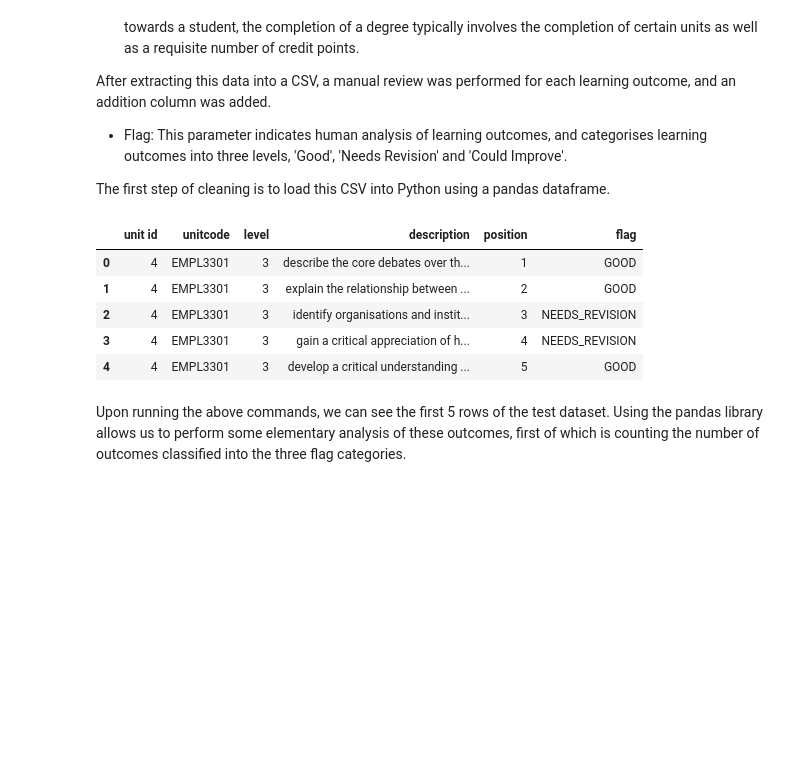
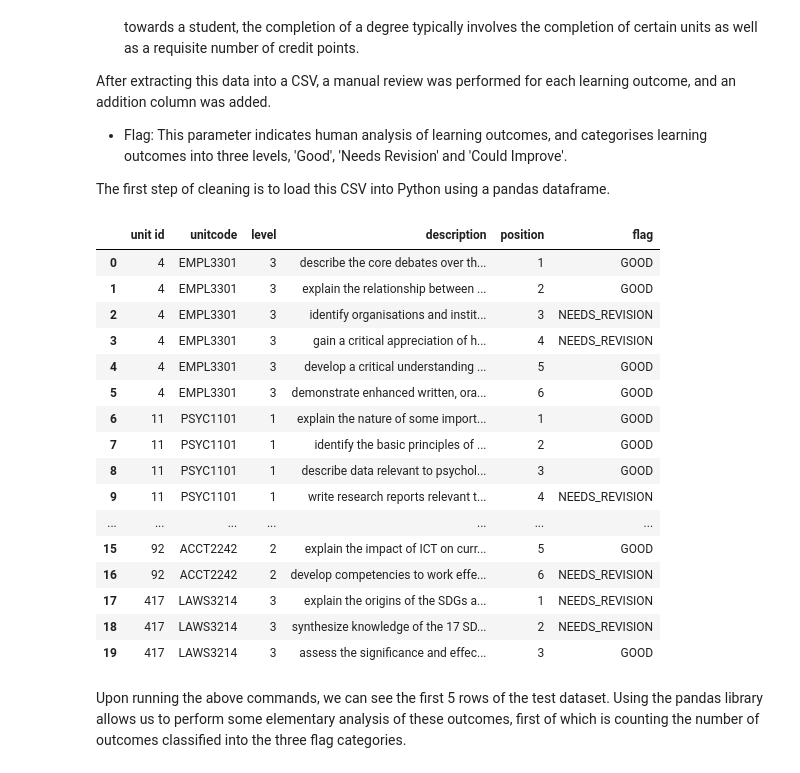
Before and after one commit to VoonYan/AI-Learning-Outcome-Builder, a Jupyter notebook: app/testing_notebook.ipynb, the cells around one changed output. Drawn from its saved outputs; the diff is of its cells as text; code cells hidden in the pictures; blank space fills up the shorter version.

```diff
--- a/app/testing_notebook.ipynb
+++ b/app/testing_notebook.ipynb
@@ -35,14 +35,25 @@ import os
 
 testing_set = pd.read_csv("de.csv")
 # %%
-testing_set.head()
+testing_set.head(20)
 # %% [output]
 |  | unit id | unitcode | level | description | position | flag |
 | 0 | 4 | EMPL3301 | 3 | describe the core debates over th... | 1 | GOOD |
 | 1 | 4 | EMPL3301 | 3 | explain the relationship between ... | 2 | GOOD |
 | 2 | 4 | EMPL3301 | 3 | identify organisations and instit... | 3 | NEEDS_REVISION |
 | 3 | 4 | EMPL3301 | 3 | gain a critical appreciation of h... | 4 | NEEDS_REVISION |
 | 4 | 4 | EMPL3301 | 3 | develop a critical understanding ... | 5 | GOOD |
+| 5 | 4 | EMPL3301 | 3 | demonstrate enhanced written, ora... | 6 | GOOD |
+| 6 | 11 | PSYC1101 | 1 | explain the nature of some import... | 1 | GOOD |
+| 7 | 11 | PSYC1101 | 1 | identify the basic principles of ... | 2 | GOOD |
+| 8 | 11 | PSYC1101 | 1 | describe data relevant to psychol... | 3 | GOOD |
+| 9 | 11 | PSYC1101 | 1 | write research reports relevant t... | 4 | NEEDS_REVISION |
+| ... | ... | ... | ... | ... | ... | ... |
+| 15 | 92 | ACCT2242 | 2 | explain the impact of ICT on curr... | 5 | GOOD |
+| 16 | 92 | ACCT2242 | 2 | develop competencies to work effe... | 6 | NEEDS_REVISION |
+| 17 | 417 | LAWS3214 | 3 | explain the origins of the SDGs a... | 1 | NEEDS_REVISION |
+| 18 | 417 | LAWS3214 | 3 | synthesize knowledge of the 17 SD... | 2 | NEEDS_REVISION |
+| 19 | 417 | LAWS3214 | 3 | assess the significance and effec... | 3 | GOOD |
 # %% [markdown]
 Upon running the above commands, we can see the first 5 rows of the test dataset. Using the pandas library allows us to perform some elementary analysis of these outcomes, first of which is counting the number of outcomes classified into the three flag categories.
 # %%
```
Also changed, not shown: parts of 23 cells of this notebook, 1 other file.
